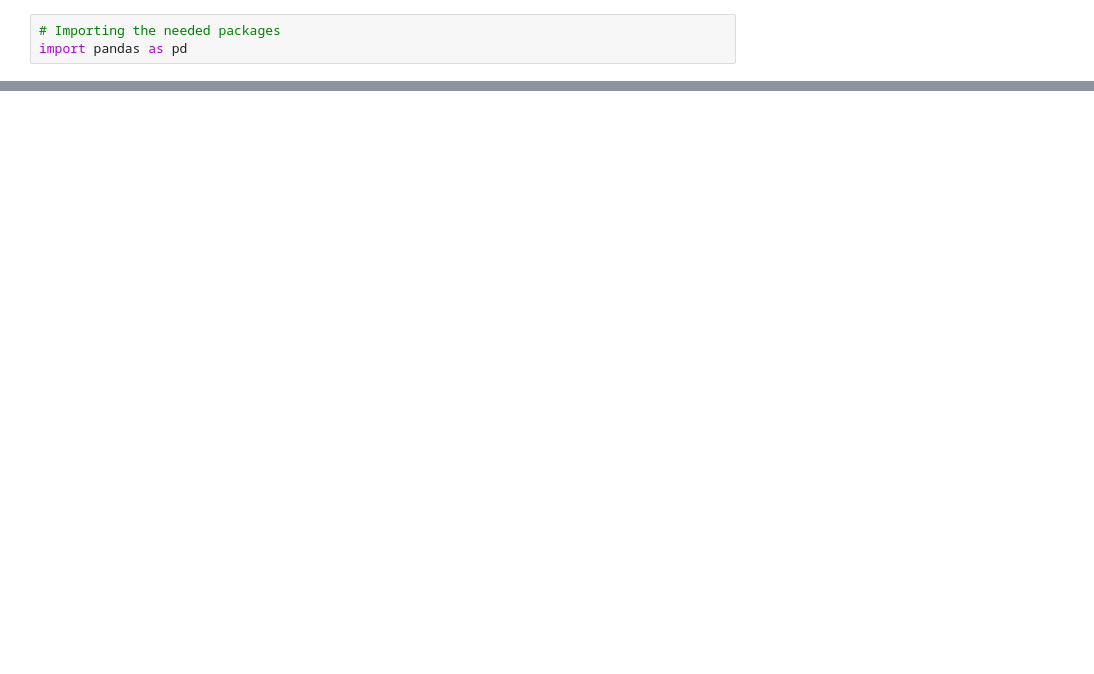
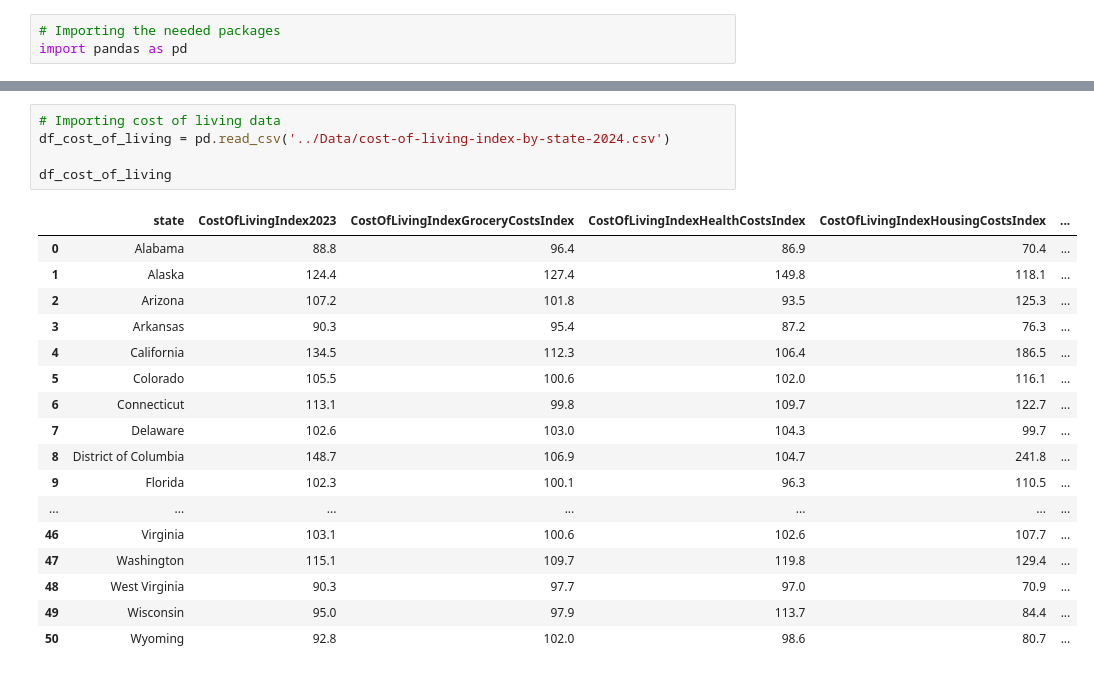
Before and after one commit to Fratu223/Teacher_Salary_Analysis, a Jupyter notebook: Notebooks/Calculations.ipynb, the cells around one changed output, grey strips where cells are left out. Drawn from its saved outputs; the diff is of its cells as text; blank space fills up the shorter version.

Commit message:
Importing cost of living data

```diff
--- a/Notebooks/Calculations.ipynb
+++ b/Notebooks/Calculations.ipynb
@@ -25,3 +25,26 @@ df_teacher_pay
 | 48 | West Virginia | 52870 | 40339 | 50770 | 48170 | ... |
 | 49 | Wisconsin | 62524 | 41151 | 62500 | 61550 | ... |
 | 50 | Wyoming | 61979 | 48622 | 63730 | 61780 | ... |
+# %%
+# Importing cost of living data
+df_cost_of_living = pd.read_csv('../Data/cost-of-living-index-by-state-2024.csv')
+
+df_cost_of_living
+# %% [output]
+|  | state | CostOfLivingIndex2023 | CostOfLivingIndexGroceryCostsIndex | CostOfLivingIndexHealthCostsIndex | CostOfLivingIndexHousingCostsIndex | ... |
+| 0 | Alabama | 88.8 | 96.4 | 86.9 | 70.4 | ... |
+| 1 | Alaska | 124.4 | 127.4 | 149.8 | 118.1 | ... |
+| 2 | Arizona | 107.2 | 101.8 | 93.5 | 125.3 | ... |
+| 3 | Arkansas | 90.3 | 95.4 | 87.2 | 76.3 | ... |
+| 4 | California | 134.5 | 112.3 | 106.4 | 186.5 | ... |
+| 5 | Colorado | 105.5 | 100.6 | 102.0 | 116.1 | ... |
+| 6 | Connecticut | 113.1 | 99.8 | 109.7 | 122.7 | ... |
+| 7 | Delaware | 102.6 | 103.0 | 104.3 | 99.7 | ... |
+| 8 | District of Columbia | 148.7 | 106.9 | 104.7 | 241.8 | ... |
+| 9 | Florida | 102.3 | 100.1 | 96.3 | 110.5 | ... |
+| ... | ... | ... | ... | ... | ... | ... |
+| 46 | Virginia | 103.1 | 100.6 | 102.6 | 107.7 | ... |
+| 47 | Washington | 115.1 | 109.7 | 119.8 | 129.4 | ... |
+| 48 | West Virginia | 90.3 | 97.7 | 97.0 | 70.9 | ... |
+| 49 | Wisconsin | 95.0 | 97.9 | 113.7 | 84.4 | ... |
+| 50 | Wyoming | 92.8 | 102.0 | 98.6 | 80.7 | ... |
```
